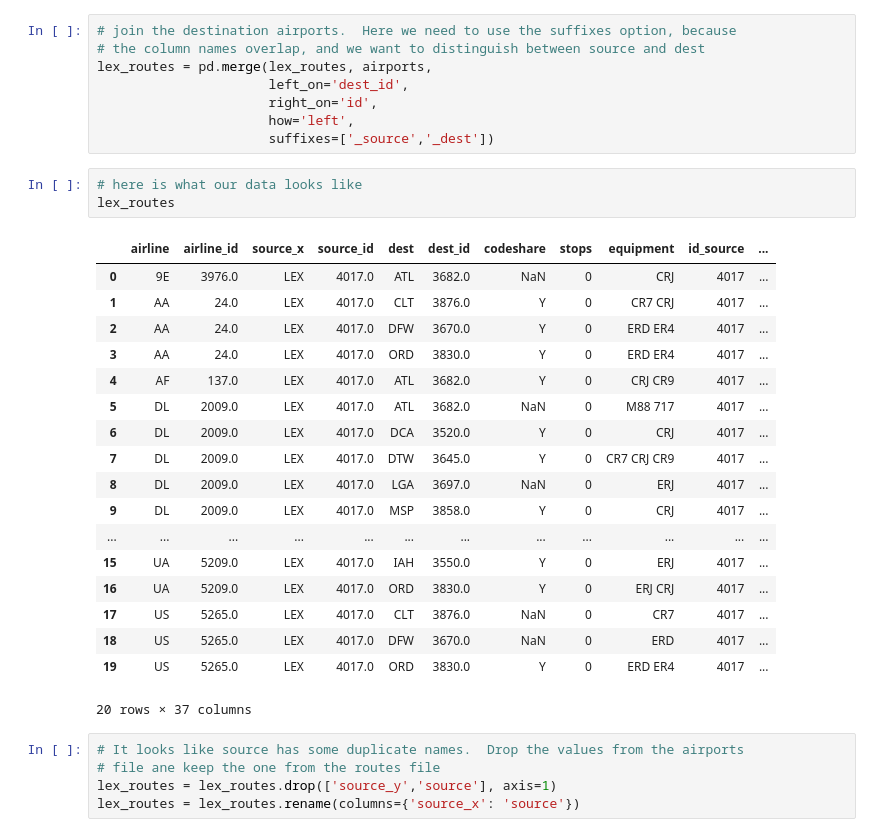
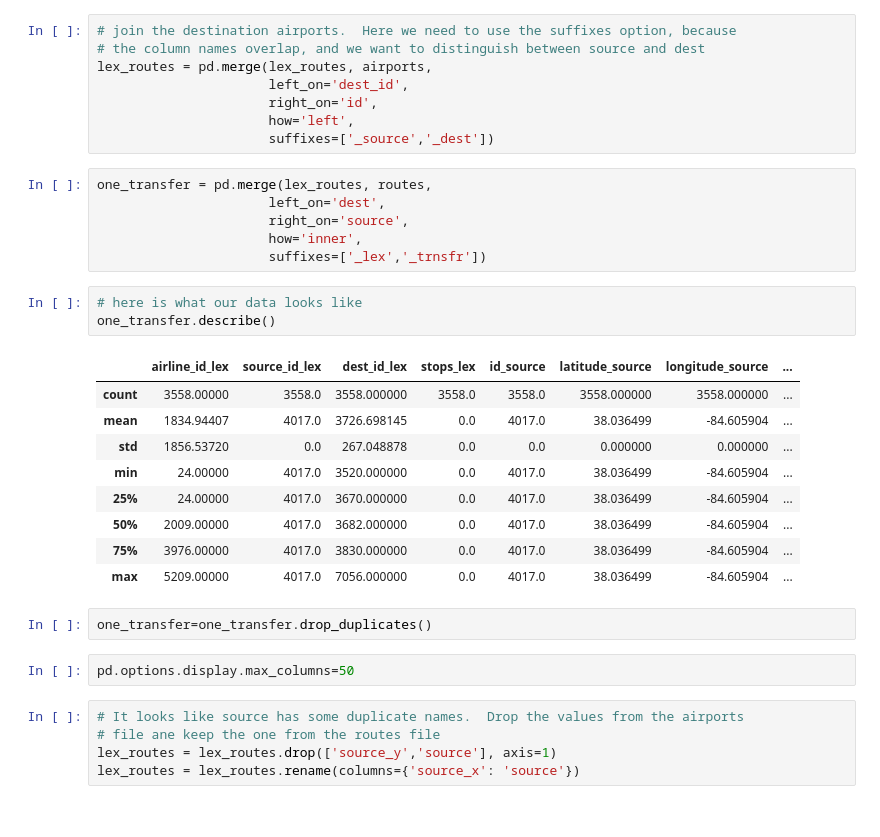
Before and after one commit to rianatanzen068/ce599, a Jupyter notebook: 08-Mapping/interactive-mapping.ipynb, the cells around one changed output. Cells and saved outputs as stored; diff of their text form.

```diff
--- a/08-Mapping/interactive-mapping.ipynb
+++ b/08-Mapping/interactive-mapping.ipynb
@@ -223,28 +240,29 @@ lex_routes = pd.merge(lex_routes, airports,
                       right_on='id',
                       how='left',
                       suffixes=['_source','_dest'])
+# %%
+one_transfer = pd.merge(lex_routes, routes,
+                      left_on='dest',
+                      right_on='source',
+                      how='inner',
+                      suffixes=['_lex','_trnsfr'])
 # %%
 # here is what our data looks like
-lex_routes
+one_transfer.describe()
 # %% [output]
-|  | airline | airline_id | source_x | source_id | dest | dest_id | codeshare | stops | equipment | id_source | ... |
-| 0 | 9E | 3976.0 | LEX | 4017.0 | ATL | 3682.0 | NaN | 0 | CRJ | 4017 | ... |
-| 1 | AA | 24.0 | LEX | 4017.0 | CLT | 3876.0 | Y | 0 | CR7 CRJ | 4017 | ... |
-| 2 | AA | 24.0 | LEX | 4017.0 | DFW | 3670.0 | Y | 0 | ERD ER4 | 4017 | ... |
-| 3 | AA | 24.0 | LEX | 4017.0 | ORD | 3830.0 | Y | 0 | ERD ER4 | 4017 | ... |
-| 4 | AF | 137.0 | LEX | 4017.0 | ATL | 3682.0 | Y | 0 | CRJ CR9 | 4017 | ... |
-| 5 | DL | 2009.0 | LEX | 4017.0 | ATL | 3682.0 | NaN | 0 | M88 717 | 4017 | ... |
-| 6 | DL | 2009.0 | LEX | 4017.0 | DCA | 3520.0 | Y | 0 | CRJ | 4017 | ... |
-| 7 | DL | 2009.0 | LEX | 4017.0 | DTW | 3645.0 | Y | 0 | CR7 CRJ CR9 | 4017 | ... |
-| 8 | DL | 2009.0 | LEX | 4017.0 | LGA | 3697.0 | NaN | 0 | ERJ | 4017 | ... |
-| 9 | DL | 2009.0 | LEX | 4017.0 | MSP | 3858.0 | Y | 0 | CRJ | 4017 | ... |
-| ... | ... | ... | ... | ... | ... | ... | ... | ... | ... | ... | ... |
-| 15 | UA | 5209.0 | LEX | 4017.0 | IAH | 3550.0 | Y | 0 | ERJ | 4017 | ... |
-| 16 | UA | 5209.0 | LEX | 4017.0 | ORD | 3830.0 | Y | 0 | ERJ CRJ | 4017 | ... |
-| 17 | US | 5265.0 | LEX | 4017.0 | CLT | 3876.0 | NaN | 0 | CR7 | 4017 | ... |
-| 18 | US | 5265.0 | LEX | 4017.0 | DFW | 3670.0 | NaN | 0 | ERD | 4017 | ... |
-| 19 | US | 5265.0 | LEX | 4017.0 | ORD | 3830.0 | Y | 0 | ERD ER4 | 4017 | ... |
+|  | airline_id_lex | source_id_lex | dest_id_lex | stops_lex | id_source | latitude_source | longitude_source | ... |
+| count | 3558.00000 | 3558.0 | 3558.000000 | 3558.0 | 3558.0 | 3558.000000 | 3558.000000 | ... |
+| mean | 1834.94407 | 4017.0 | 3726.698145 | 0.0 | 4017.0 | 38.036499 | -84.605904 | ... |
+| std | 1856.53720 | 0.0 | 267.048878 | 0.0 | 0.0 | 0.000000 | 0.000000 | ... |
+| min | 24.00000 | 4017.0 | 3520.000000 | 0.0 | 4017.0 | 38.036499 | -84.605904 | ... |
+| 25% | 24.00000 | 4017.0 | 3670.000000 | 0.0 | 4017.0 | 38.036499 | -84.605904 | ... |
+| 50% | 2009.00000 | 4017.0 | 3682.000000 | 0.0 | 4017.0 | 38.036499 | -84.605904 | ... |
+| 75% | 3976.00000 | 4017.0 | 3830.000000 | 0.0 | 4017.0 | 38.036499 | -84.605904 | ... |
+| max | 5209.00000 | 4017.0 | 7056.000000 | 0.0 | 4017.0 | 38.036499 | -84.605904 | ... |
-20 rows × 37 columns
+# %%
+one_transfer=one_transfer.drop_duplicates()
+# %%
+pd.options.display.max_columns=50
 # %%
 # It looks like source has some duplicate names.  Drop the values from the airports
 # file ane keep the one from the routes file
```
Also changed, not shown: parts of 17 cells of this notebook, 2 other files.
